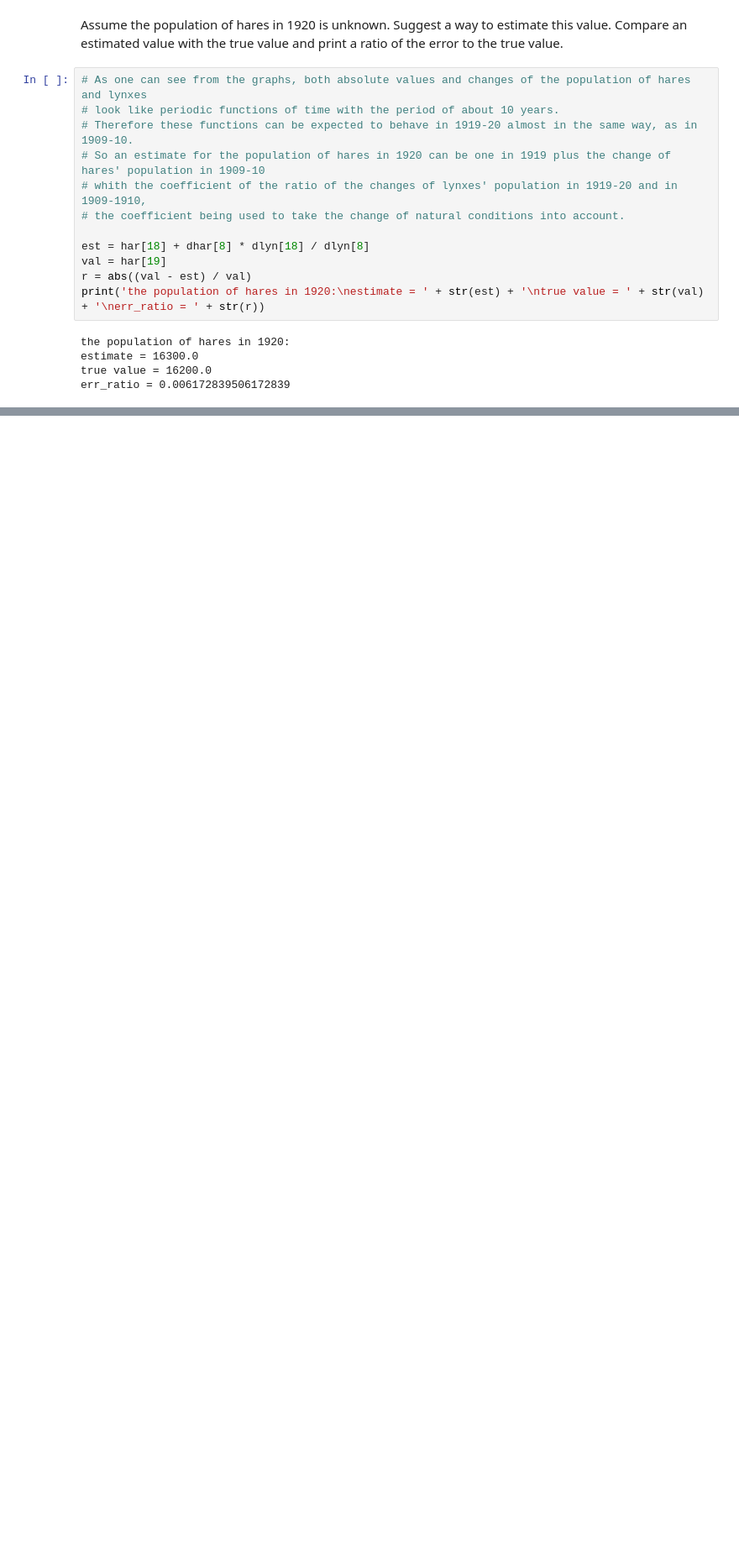
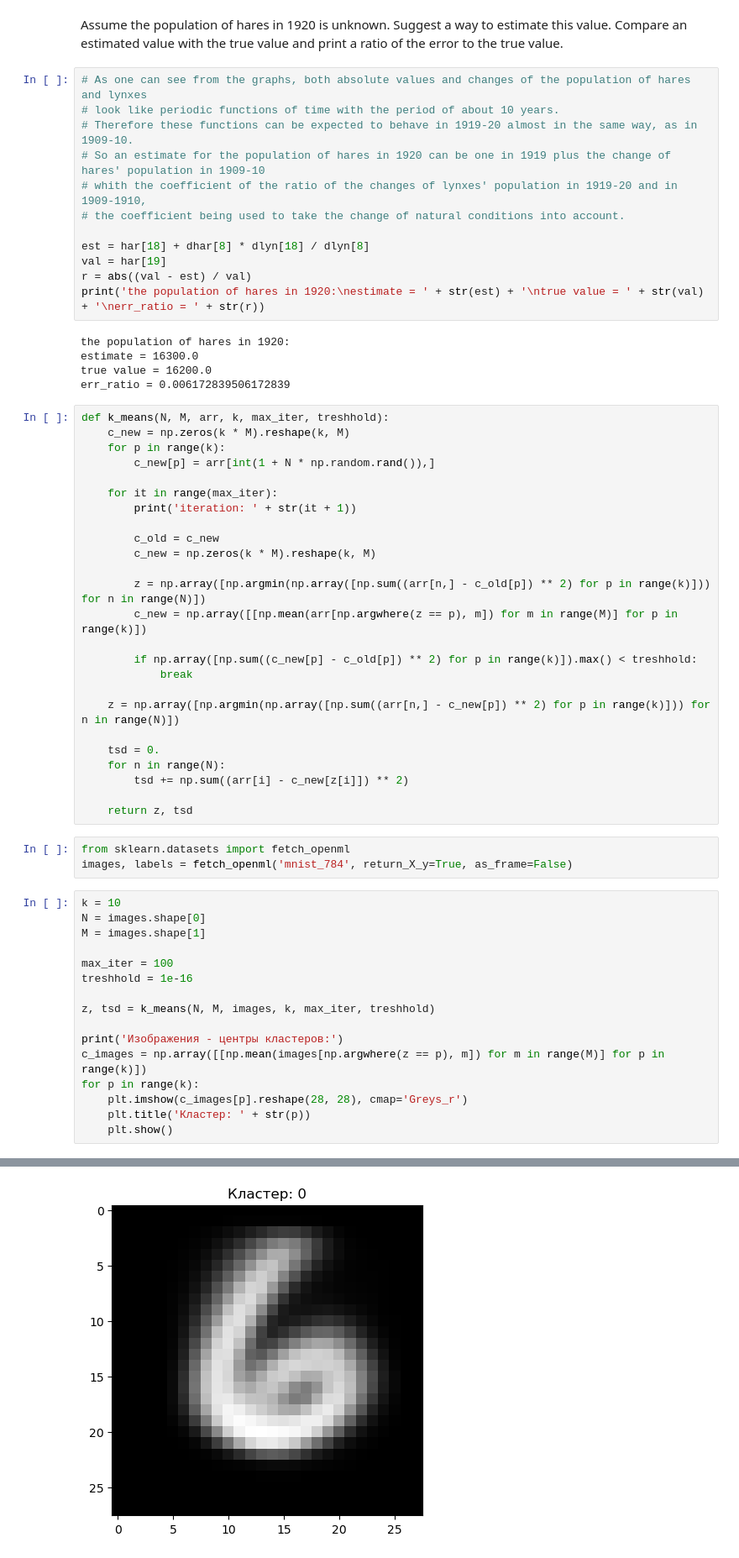
Before and after one commit to PedkoSP/matprac_25, a Jupyter notebook: hometask_3.ipynb, the cells around one changed output, grey strips where cells are left out. Shown at 84% size. Cells and saved outputs as stored; diff of their text form; blank space fills up the shorter version.

```diff
--- a/hometask_3.ipynb
+++ b/hometask_3.ipynb
@@ -145,3 +145,48 @@ the population of hares in 1920:
 estimate = 16300.0
 true value = 16200.0
 err_ratio = 0.006172839506172839
+# %%
+def k_means(N, M, arr, k, max_iter, treshhold):
+    c_new = np.zeros(k * M).reshape(k, M)
+    for p in range(k):
+        c_new[p] = arr[int(1 + N * np.random.rand()),]
+
+    for it in range(max_iter):
+        print('iteration: ' + str(it + 1))
+
+        c_old = c_new
+        c_new = np.zeros(k * M).reshape(k, M)
+
+        z = np.array([np.argmin(np.array([np.sum((arr[n,] - c_old[p]) ** 2) for p in range(k)])) for n in range(N)])
+        c_new = np.array([[np.mean(arr[np.argwhere(z == p), m]) for m in range(M)] for p in range(k)])
+
+        if np.array([np.sum((c_new[p] - c_old[p]) ** 2) for p in range(k)]).max() < treshhold:
+            break
+
+    z = np.array([np.argmin(np.array([np.sum((arr[n,] - c_new[p]) ** 2) for p in range(k)])) for n in range(N)])
+
+    tsd = 0.
+    for n in range(N):
+        tsd += np.sum((arr[i] - c_new[z[i]]) ** 2)
+
+    return z, tsd
+# %%
+from sklearn.datasets import fetch_openml
+images, labels = fetch_openml('mnist_784', return_X_y=True, as_frame=False)
+# %%
+k = 10
+N = images.shape[0]
+M = images.shape[1]
+
+max_iter = 100
+treshhold = 1e-16
+
+z, tsd = k_means(N, M, images, k, max_iter, treshhold)
+
+print('Изображения - центры кластеров:')
+c_images = np.array([[np.mean(images[np.argwhere(z == p), m]) for m in range(M)] for p in range(k)])
+for p in range(k):
+    plt.imshow(c_images[p].reshape(28, 28), cmap='Greys_r')
+    plt.title('Кластер: ' + str(p))
+    plt.show()
+# %% [output]
@@ -147,0 +210 @@ err_ratio = 0.006172839506172839
+[figure, added]
```
Also changed, not shown: parts of 6 cells of this notebook.
